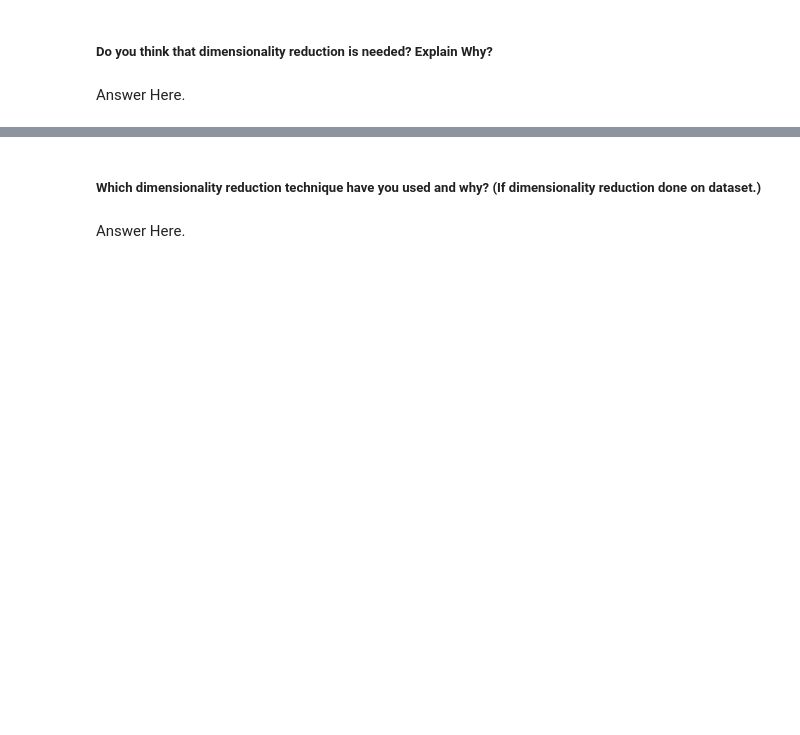
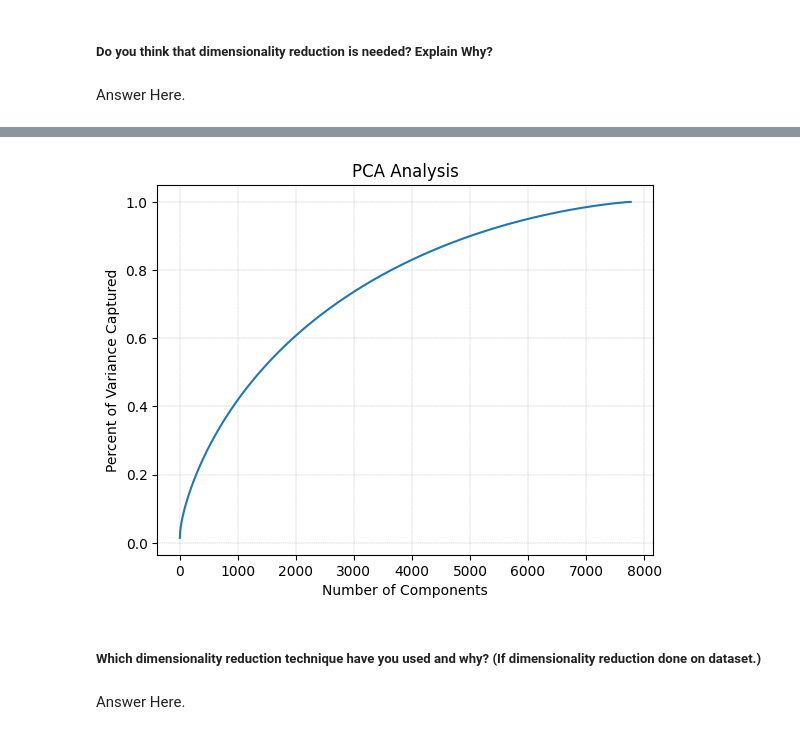
Before and after one commit to Shahrukh2016/Netflix_Movies_and_TV_Shows_Clustering, a Jupyter notebook: IndividualColab_NetflixMoviesAndTvShowsClustering.ipynb, the cells around one changed output, grey strips where cells are left out. Cells and saved outputs as stored; diff of their text form; code cells hidden in the pictures; blank space fills up the shorter version.

```diff
--- a/IndividualColab_NetflixMoviesAndTvShowsClustering.ipynb
+++ b/IndividualColab_NetflixMoviesAndTvShowsClustering.ipynb
@@ -1495,10 +1529,10 @@ df.head(5)
 from sklearn.feature_extraction.text import TfidfVectorizer
 
 # Creating instance
-tfidfv = TfidfVectorizer(max_features=5000)
+tfidfv = TfidfVectorizer(max_features=30000)
 # %%
 # Fitting on TfidfVectorizer
-x= tfidfv.fit_transform(df['content_detail'])
+x= tfidfv.fit_transform(df_new['content_detail'])
 
 # Checking shape of the formed document matrix
 print(x.shape)
@@ -1581,17 +1600,14 @@ print(f"Explained variance: {variance}")
 # %%
-# # Dimensionality Reduction
-# # Importing PCA from sklearn
-# from sklearn.decomposition import PCA
+# Dimensionality Reduction
+# Importing PCA from sklearn
+from sklearn.decomposition import PCA
 
-# # Defining PCA object with desired number of components
-# pca = PCA()
+# Defining PCA object with desired number of components
+pca = PCA()
 
-# # Fitting the PCA model
-# pca.fit(x.toarray())
+# Fitting the PCA model
+pca.fit(x.toarray())
 
-# # # Transform the data using the fitted PCA model
-# # transformed_data = pca.transform(data)
-
-# # percent of variance captured by each component
-# variance = pca.explained_variance_ratio_
-# print(f"Explained variance: {variance}")
+# percent of variance captured by each component
+variance = pca.explained_variance_ratio_
+print(f"Explained variance: {variance}")
@@ -1616,12 +1617,14 @@ TypeError: ignored
 # %%
 # Ploting the percent of variance captured versus the number of components in order to determine the reduced dimensions
 fig, ax = plt.subplots()
-ax.plot(range(1, len(variance)+1), np.cumsum(ipca.explained_variance_ratio_))
+ax.plot(range(1, len(variance)+1), np.cumsum(pca.explained_variance_ratio_))
 ax.set_xlabel('Number of Components')
 ax.set_ylabel('Percent of Variance Captured')
 ax.set_title('PCA Analysis')
 plt.grid(linestyle='--', linewidth=0.3)
 plt.show()
+# %% [output]
+[figure, added]
 # %% [markdown]
 ##### Which dimensionality reduction technique have you used and why? (If dimensionality reduction done on dataset.)
 # %% [markdown]
```
Also changed, not shown: parts of 25 cells of this notebook.
